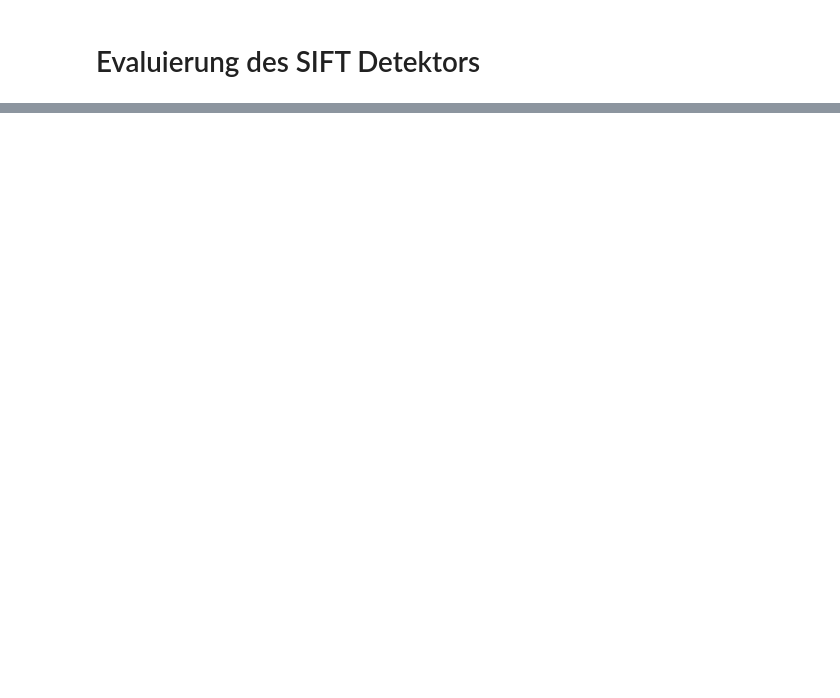
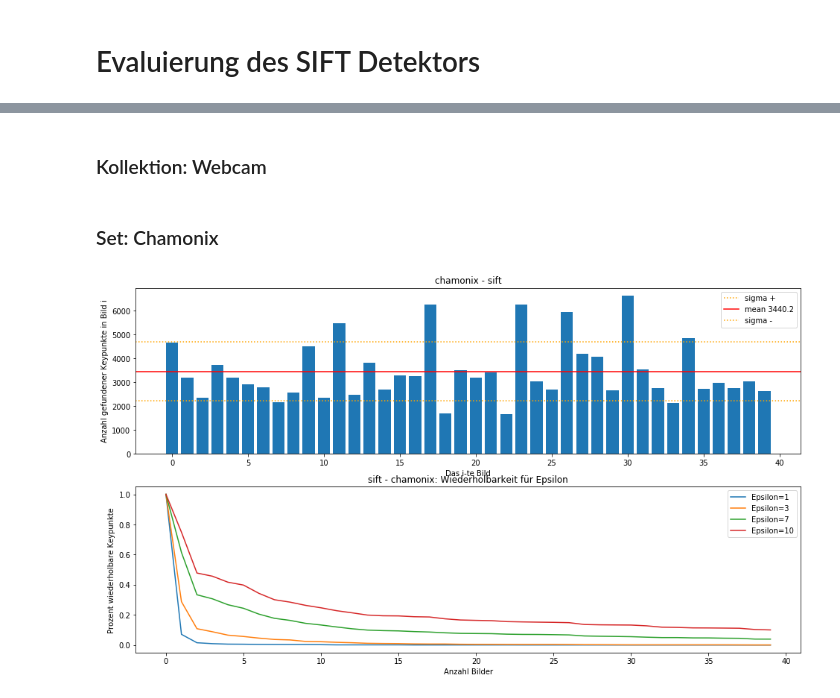
Before and after one commit to Mizzade/diplomarbeit, a Jupyter notebook: evaluation/detectors/Evaluation - Detektor - SIFT.ipynb, the cells around one changed output, grey strips where cells are left out. Drawn from its saved outputs; the diff is of its cells as text; code cells hidden in the pictures; blank space fills up the shorter version.

Commit message:
feat: First graphical evaluation of detector repeatability.

```diff
--- a/evaluation/detectors/Evaluation - Detektor - SIFT.ipynb
+++ b/evaluation/detectors/Evaluation - Detektor - SIFT.ipynb
@@ -123,0 +23,36 @@ for i in range(len_ws):
+# %%
+def plot_num_keypoints_per_image(ax, data_set, detector_name, set_name):
+    num_kpts_per_image = data_set['num_kpts_per_image']
+    avg = data_set['num_kpts_per_image_avg']
+    std = data_set['num_kpts_per_image_std']
+
+    ax.axhline(y=avg+std, color='orange', linestyle=':', label='sigma +')
+    ax.axhline(y=avg, color='red', label='mean {}'.format(avg))
+    ax.axhline(y=avg-std, color='orange', linestyle=':', label='sigma -')
+    ax.bar(np.arange(len(num_kpts_per_image)), num_kpts_per_image);
+    ax.set_title('{} - {}'.format(set_name, detector_name))
+    ax.set_xlabel('Das i-te Bild');
+    ax.set_ylabel('Anzahl gefundener Keypunkte in Bild i');
+    ax.legend();
+    return ax
+# %%
+def plot_num_repeatable_keypoints(ax, data_set, detector_name, collection_name, set_name):
+    epsilons = list(data_set['epsilon'].keys())
+    for eps in epsilons:
+        y = data_set['epsilon'][eps]['cum_repeatable_kpts']
+        y = y / y[0]
+        x = len(y)
+
+        ax.plot(np.arange(len(y)), y, label='Epsilon={}'.format(eps))
+    ax.set_title('{} - {}: Wiederholbarkeit für Epsilon'.format(detector_name, set_name))
+    ax.set_xlabel('Anzahl Bilder')
+    ax.set_ylabel('Prozent wiederholbare Keypunkte')
+    ax.legend();
+    return ax
+# %%
+def plot_metrics(data, collection_name: str, set_name: str, detector_name: str):
+    data_set = data[collection_name][set_name]
+
+    fig, axes = plt.subplots(nrows=2, ncols=1)
+    axes[0] = plot_num_keypoints_per_image(axes[0], data_set, detector_name, set_name)
+    axes[1] = plot_num_repeatable_keypoints(axes[1], data_set, detector_name, collection_name, set_name)
@@ -123,0 +63,12 @@ for i in range(len_ws):
+# %% [markdown]
+### Kollektion: Webcam
+# %%
+collection_name='webcam'
+# %% [markdown]
+### Set: Chamonix
+# %%
+set_name = 'chamonix'
+plt.rcParams['figure.figsize'] = [16, 9]
+plot_metrics(data, collection_name, set_name, detector_name)
+# %% [output]
+[figure, added]
```
Also changed, not shown: parts of 34 cells of this notebook, 1 other file.
